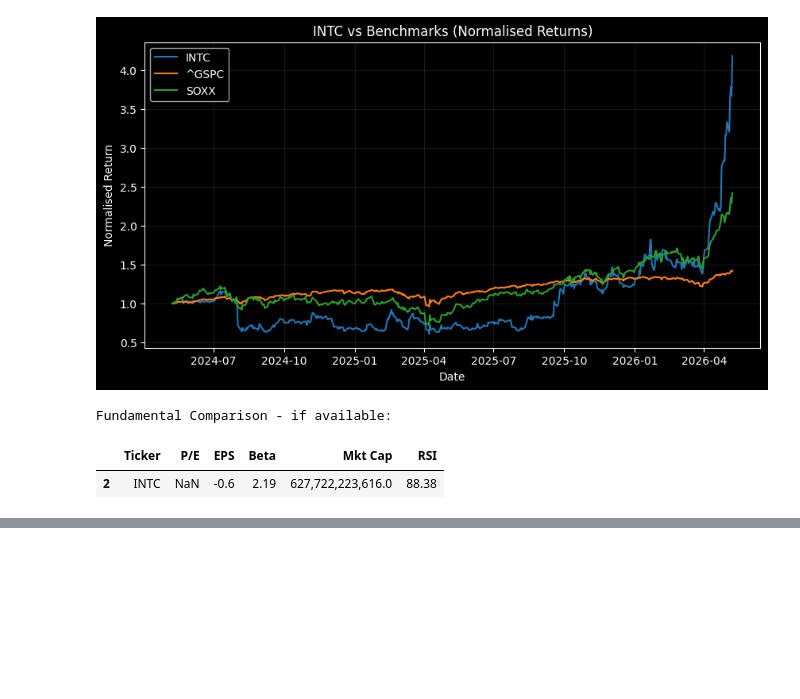
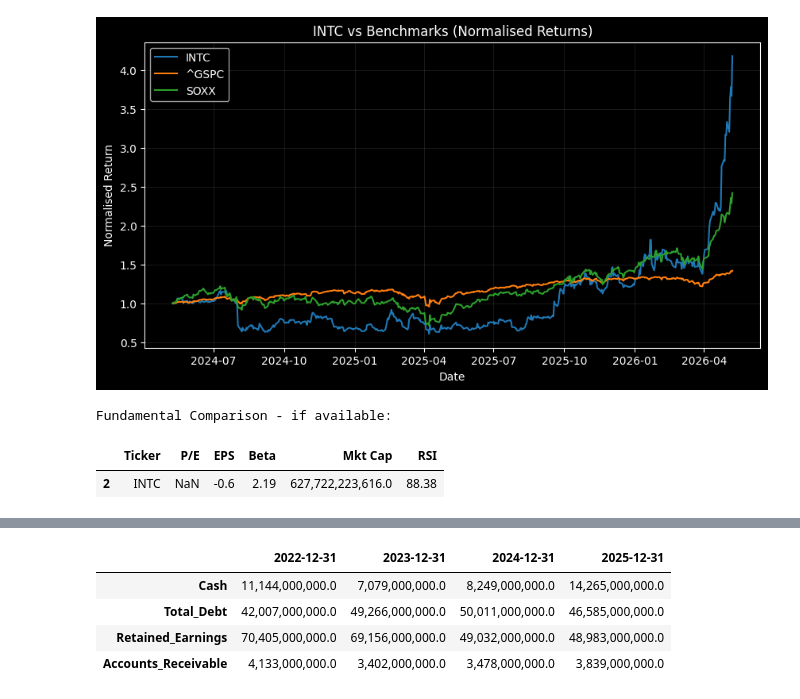
Before and after one commit to IshNjie/VYB-Investments, a Jupyter notebook: Notebooks/INTC Report.ipynb, the cells around one changed output, grey strips where cells are left out. Cells and saved outputs as stored; diff of their text form; code cells hidden in the pictures; blank space fills up the shorter version.

```diff
--- a/Notebooks/INTC Report.ipynb
+++ b/Notebooks/INTC Report.ipynb
@@ -53,0 +73,8 @@ Earnings Tracker for INTC (last 12 quarters):
+# %%
+balance
+# %% [output]
+|  | 2022-12-31 | 2023-12-31 | 2024-12-31 | 2025-12-31 |
+| Cash | 11,144,000,000.0 | 7,079,000,000.0 | 8,249,000,000.0 | 14,265,000,000.0 |
+| Total_Debt | 42,007,000,000.0 | 49,266,000,000.0 | 50,011,000,000.0 | 46,585,000,000.0 |
+| Retained_Earnings | 70,405,000,000.0 | 69,156,000,000.0 | 49,032,000,000.0 | 48,983,000,000.0 |
+| Accounts_Receivable | 4,133,000,000.0 | 3,402,000,000.0 | 3,478,000,000.0 | 3,839,000,000.0 |
```
Also changed, not shown: parts of 4 cells of this notebook, 1 other file.
